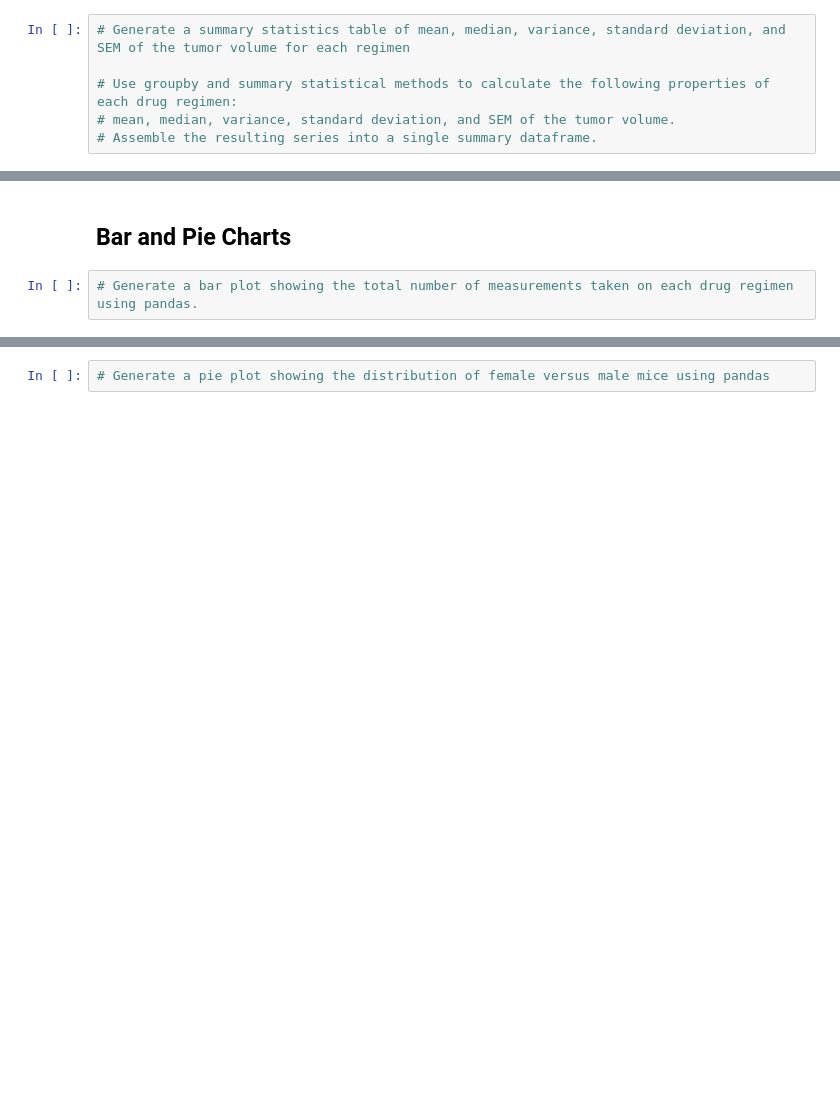
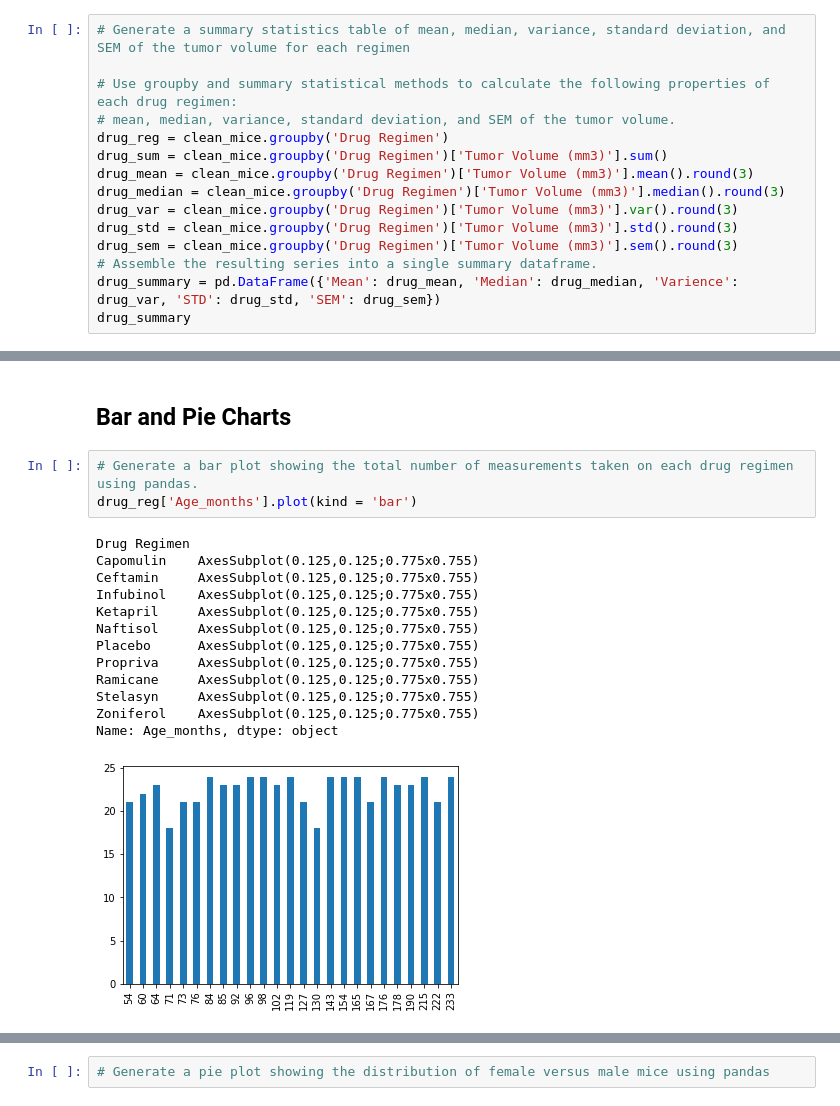
Before and after one commit to ethomps33/MatplotlibHW_ThePowerOfPlots, a Jupyter notebook: Pymaceuticals/pymaceuticals_starter.ipynb, the cells around one changed output, grey strips where cells are left out. Drawn from its saved outputs; the diff is of its cells as text; blank space fills up the shorter version.

Commit message:
Dependecies, imported data, cleaned and created summary table

```diff
--- a/Pymaceuticals/pymaceuticals_starter.ipynb
+++ b/Pymaceuticals/pymaceuticals_starter.ipynb
@@ -57,4 +65,13 @@ clean_mice.head()
 
 # Use groupby and summary statistical methods to calculate the following properties of each drug regimen:
 # mean, median, variance, standard deviation, and SEM of the tumor volume.
+drug_reg = clean_mice.groupby('Drug Regimen')
+drug_sum = clean_mice.groupby('Drug Regimen')['Tumor Volume (mm3)'].sum()
+drug_mean = clean_mice.groupby('Drug Regimen')['Tumor Volume (mm3)'].mean().round(3)
+drug_median = clean_mice.groupby('Drug Regimen')['Tumor Volume (mm3)'].median().round(3)
+drug_var = clean_mice.groupby('Drug Regimen')['Tumor Volume (mm3)'].var().round(3)
+drug_std = clean_mice.groupby('Drug Regimen')['Tumor Volume (mm3)'].std().round(3)
+drug_sem = clean_mice.groupby('Drug Regimen')['Tumor Volume (mm3)'].sem().round(3)
 # Assemble the resulting series into a single summary dataframe.
+drug_summary = pd.DataFrame({'Mean': drug_mean, 'Median': drug_median, 'Varience': drug_var, 'STD': drug_std, 'SEM': drug_sem})
+drug_summary
@@ -66,5 +107,20 @@ clean_mice.head()
 ## Bar and Pie Charts
 # %%
 # Generate a bar plot showing the total number of measurements taken on each drug regimen using pandas.
+drug_reg['Age_months'].plot(kind = 'bar')
+# %% [output]
+Drug Regimen
+Capomulin    AxesSubplot(0.125,0.125;0.775x0.755)
+Ceftamin     AxesSubplot(0.125,0.125;0.775x0.755)
+Infubinol    AxesSubplot(0.125,0.125;0.775x0.755)
+Ketapril     AxesSubplot(0.125,0.125;0.775x0.755)
+Naftisol     AxesSubplot(0.125,0.125;0.775x0.755)
+Placebo      AxesSubplot(0.125,0.125;0.775x0.755)
+Propriva     AxesSubplot(0.125,0.125;0.775x0.755)
+Ramicane     AxesSubplot(0.125,0.125;0.775x0.755)
+Stelasyn     AxesSubplot(0.125,0.125;0.775x0.755)
+Zoniferol    AxesSubplot(0.125,0.125;0.775x0.755)
+Name: Age_months, dtype: object
+[figure, added]
 # %%
 # Generate a bar plot showing the total number of measurements taken on each drug regimen using pyplot.
```
Also changed, not shown: parts of 8 cells of this notebook.
